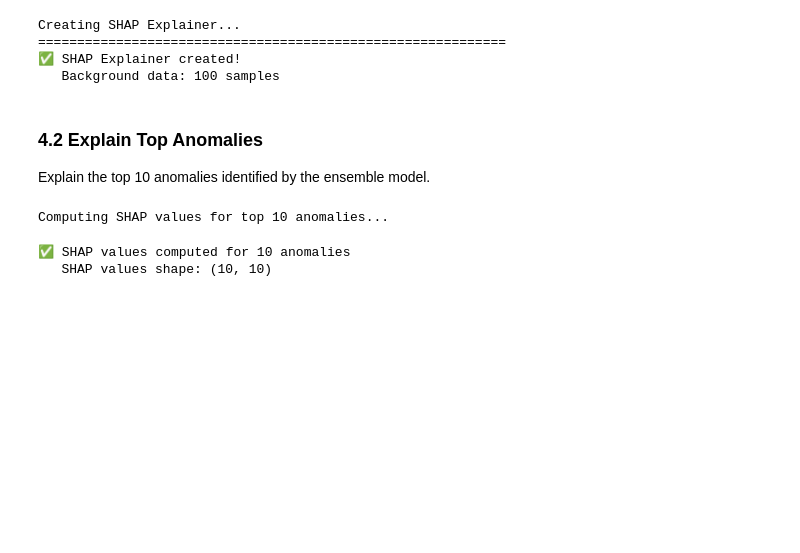
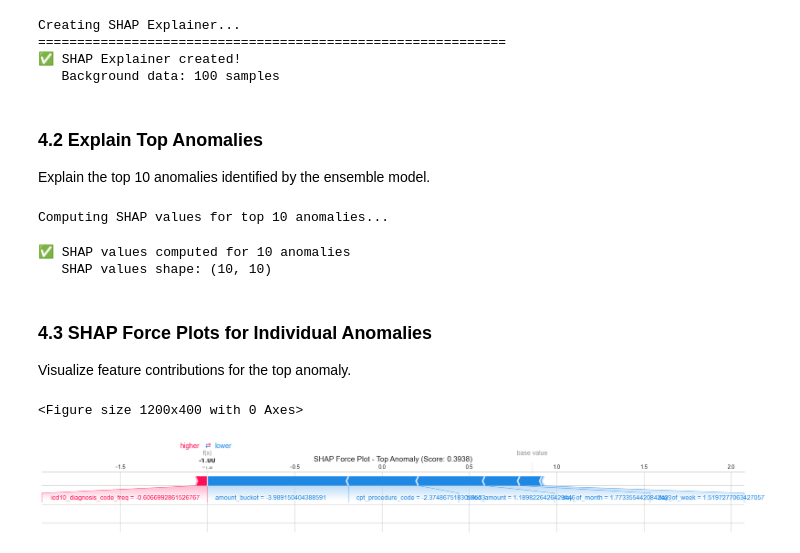
Before and after one commit to Houzibe/health-insurance-fraudulent-claims-detection-system, a Jupyter notebook: notebooks/03_model_evaluation.ipynb, the cells around one changed output. Saved outputs shown, nothing was run; the diff lists cells and outputs as text; code cells hidden in the pictures; blank space fills up the shorter version.

Commit message:
SHAP force plot for the top anomaly

```diff
--- a/notebooks/03_model_evaluation.ipynb
+++ b/notebooks/03_model_evaluation.ipynb
@@ -266,3 +266,28 @@ print(f"   SHAP values shape: {np.array(shap_values).shape}")
 Computing SHAP values for top 10 anomalies...
 ✅ SHAP values computed for 10 anomalies
    SHAP values shape: (10, 10)
+# %% [markdown]
+### 4.3 SHAP Force Plots for Individual Anomalies
+
+Visualize feature contributions for the top anomaly.
+# %%
+# Force plot for the top anomaly
+idx = 0  # Top anomaly
+
+# Create force plot
+fig = plt.figure(figsize=(12, 4))
+shap.force_plot(
+    explainer.expected_value,
+    shap_values[idx],
+    X_test[top_anomaly_indices[idx]],
+    feature_names=feature_names,
+    matplotlib=True,
+    show=False
+)
+plt.title(f'SHAP Force Plot - Top Anomaly (Score: {ensemble_scores[top_anomaly_indices[idx]]:.4f})', fontsize=14)
+plt.tight_layout()
+plt.savefig('../figures/shap_force_plot_top_anomaly.png', dpi=300, bbox_inches='tight')
+plt.show()
+# %% [output]
+<Figure size 1200x400 with 0 Axes>
+[figure, added]
```
